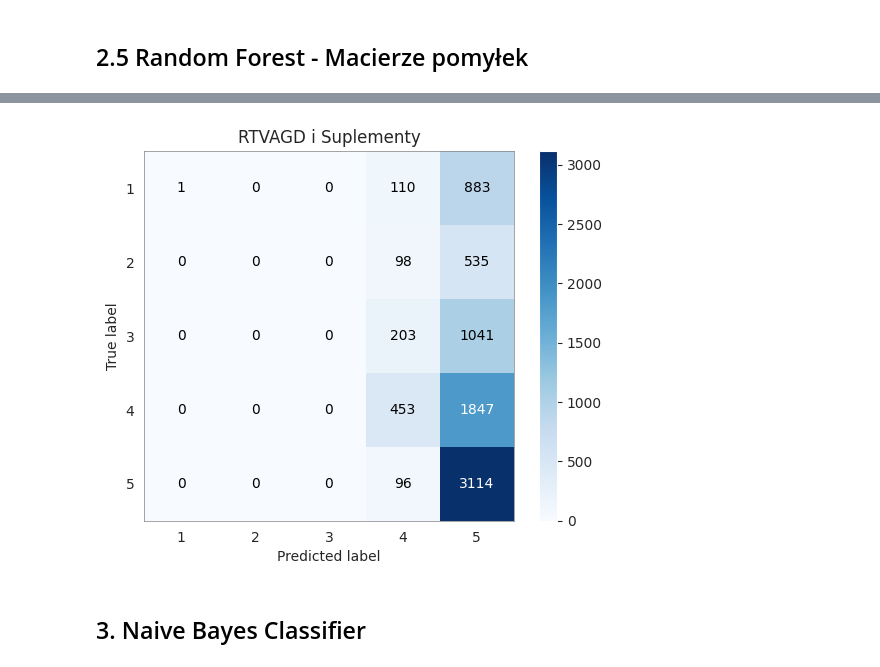
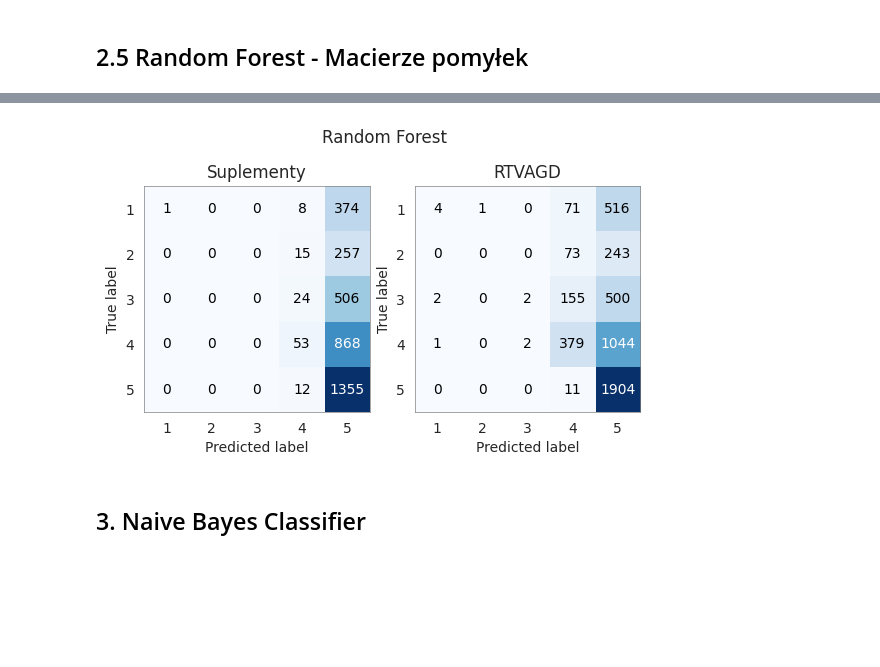
Before and after one commit to 13Dominik/engineering_thesis, a Jupyter notebook: project.ipynb, the cells around one changed output, grey strips where cells are left out. Cells and saved outputs as stored; diff of their text form; code cells hidden in the pictures; blank space fills up the shorter version.

```diff
--- a/project.ipynb
+++ b/project.ipynb
@@ -606,7 +653,7 @@ display_confusion_matrix(y_rtvagd_test, y_rtvagd_pred, "RTVAGD")
-# %%
-display_confusion_matrix(y_merged_test, y_merged_pred, "RTVAGD i Suplementy")
-# %% [output]
-[figure, removed]
+# %%
+display_confusion_matrices(y_supp_test, y_supp_pred, y_rtvagd_test,y_rtvagd_pred,"Random Forest")
+# %% [output]
+[figure, added]
 # %% [markdown]
 ## 3. Naive Bayes Classifier
 # %%
```
Also changed, not shown: parts of 20 cells of this notebook, 17 other files.
